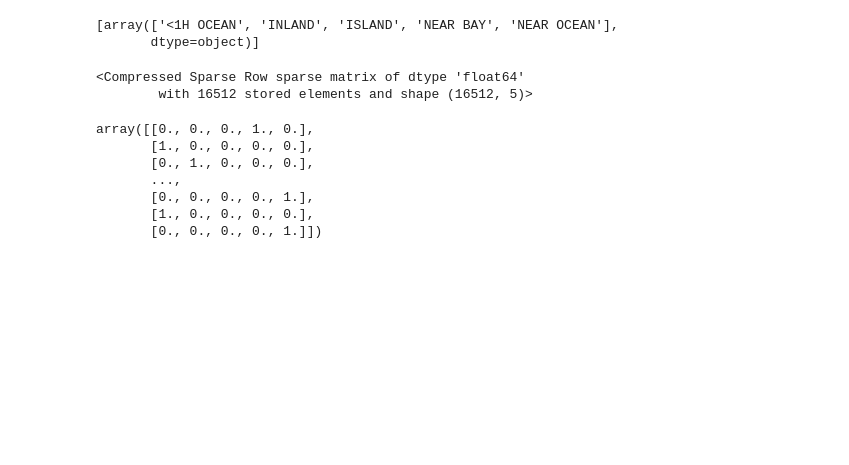
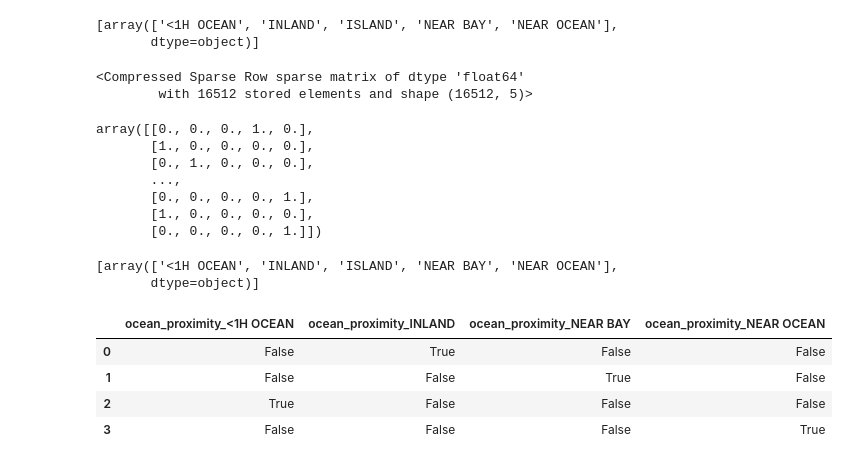
Before and after one commit to awesomesocks123/machinelearning, a Jupyter notebook: chapter2.ipynb, the cells around one changed output. Cells and saved outputs as stored; diff of their text form; code cells hidden in the pictures; blank space fills up the shorter version.

```diff
--- a/chapter2.ipynb
+++ b/chapter2.ipynb
@@ -506,3 +506,23 @@ array([[0., 0., 0., 1., 0.],
        [0., 0., 0., 0., 1.],
        [1., 0., 0., 0., 0.],
        [0., 0., 0., 0., 1.]])
+# %%
+#incase transform() returns a dense NumPy array
+
+cat_encoder = OneHotEncoder(sparse_output=False)
+housing_cat_1hot = cat_encoder.fit_transform(housing_cat) #now a dense array
+
+cat_encoder.categories_
+# %% [output]
+[array(['<1H OCEAN', 'INLAND', 'ISLAND', 'NEAR BAY', 'NEAR OCEAN'],
+       dtype=object)]
+# %%
+df_test = pd.DataFrame({"ocean_proximity":["INLAND", "NEAR BAY", "<1H OCEAN","NEAR OCEAN"]})
+pd.get_dummies(df_test)
+#panda's converting categorical features into a one-hot representation with one binary feature per category
+# %% [output]
+|  | ocean_proximity_<1H OCEAN | ocean_proximity_INLAND | ocean_proximity_NEAR BAY | ocean_proximity_NEAR OCEAN |
+| 0 | False | True | False | False |
+| 1 | False | False | True | False |
+| 2 | True | False | False | False |
+| 3 | False | False | False | True |
```
Also changed, not shown: parts of 1 cell of this notebook.
